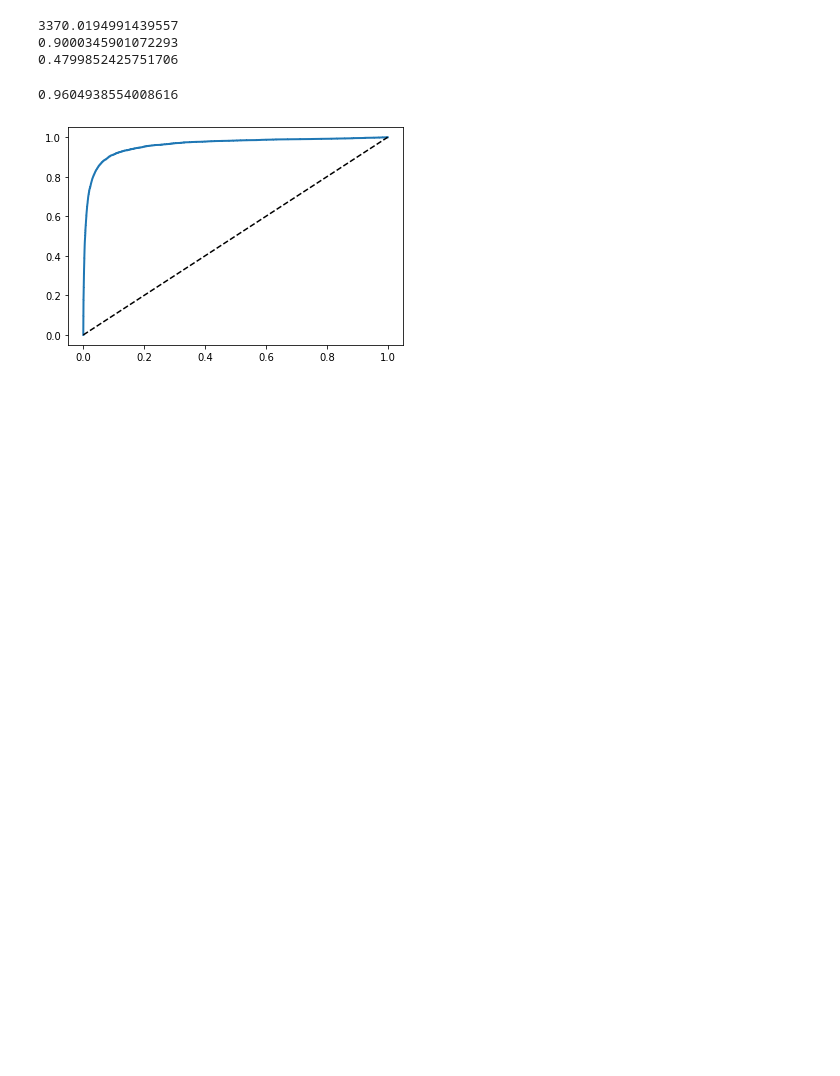
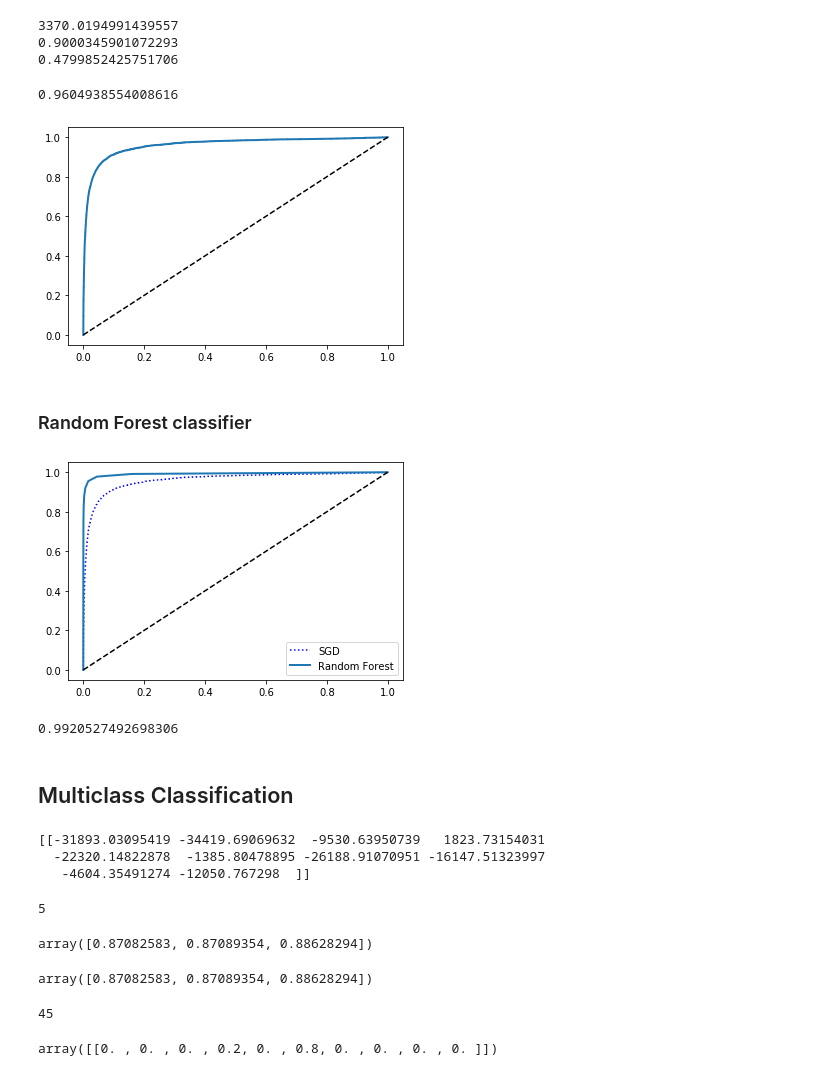
Before and after one commit to YueminLi/Learning-Paths, a Jupyter notebook: Hands-On Machine Learning/Chapter3_Classification.ipynb, the cells around one changed output. Saved outputs shown, nothing was run; the diff lists cells and outputs as text; code cells hidden in the pictures; blank space fills up the shorter version.

```diff
--- a/Hands-On Machine Learning/Chapter3_Classification.ipynb
+++ b/Hands-On Machine Learning/Chapter3_Classification.ipynb
@@ -140,3 +146,77 @@ print(roc_auc_score(y_train_5, y_scores))
 # %% [output]
 0.9604938554008616
 [figure]
+# %% [markdown]
+### Random Forest classifier
+# %%
+# random forest classifier
+from sklearn.ensemble import RandomForestClassifier
+
+forest_clf = RandomForestClassifier(random_state=42)
+
+# get decision scores
+y_probas_forest = cross_val_predict(forest_clf, X_train, y_train_5, cv=3, method='predict_proba')
+# %%
+y_scores_forest = y_probas_forest[:,1] # score = proba of positive class
+fpr_forest, tpr_forest, thresholds_forest = roc_curve(y_train_5, y_scores_forest)
+
+plt.plot(fpr, tpr, 'b:', label='SGD')
+plot_roc_curve(fpr_forest, tpr_forest, 'Random Forest')
+plt.legend(loc='lower right')
+plt.show()
+
+roc_auc_score(y_train_5, y_scores_forest)
+# %% [output]
+[figure, added]
+0.9920527492698306
+# %% [markdown]
+## Multiclass Classification
+# %%
+# SGD classifier
+sgd_clf.fit(X_train, y_train)
+sgd_clf.predict([some_digit])
+
+some_digit_scores = sgd_clf.decision_function([some_digit])
+print(some_digit_scores)
+
+np.argmax(some_digit_scores)
+sgd_clf.classes_
+sgd_clf.classes_[5]
+# %% [output]
+[[-31893.03095419 -34419.69069632  -9530.63950739   1823.73154031
+  -22320.14822878  -1385.80478895 -26188.91070951 -16147.51323997
+   -4604.35491274 -12050.767298  ]]
+5
+# %%
+# evaluation
+cross_val_score(sgd_clf, X_train, y_train, cv=3, scoring='accuracy')
+# %% [output]
+array([0.87082583, 0.87089354, 0.88628294])
+# %%
+# improve accuracy with scaling
+from sklearn.preprocessing import StandardScaler
+
+scaler = StandardScaler()
+X_train_scaled = scaler.fit_transform(X_train.astype(np.float64))
+cross_val_score(sgd_clf, X_train, y_train, cv=3, scoring='accuracy')
+# %% [output]
+array([0.87082583, 0.87089354, 0.88628294])
+# %%
+# OneVsOneClassifier and OneVsRestClassifier
+from sklearn.multiclass import OneVsOneClassifier
+
+ovo_clf = OneVsOneClassifier(SGDClassifier(random_state=42))
+ovo_clf.fit(X_train, y_train)
+ovo_clf.predict([some_digit])
+len(ovo_clf.estimators_)
+# %% [output]
+45
+# %%
+# random forest classifier
+forest_clf.fit(X_train, y_train)
+forest_clf.predict([some_digit])
+
+# get the list of probabilities that the classifier assigned to each instance for each class
+forest_clf.predict_proba([some_digit])
+# %% [output]
+array([[0. , 0. , 0. , 0.2, 0. , 0.8, 0. , 0. , 0. , 0. ]])
```
Also changed, not shown: parts of 11 cells of this notebook.
